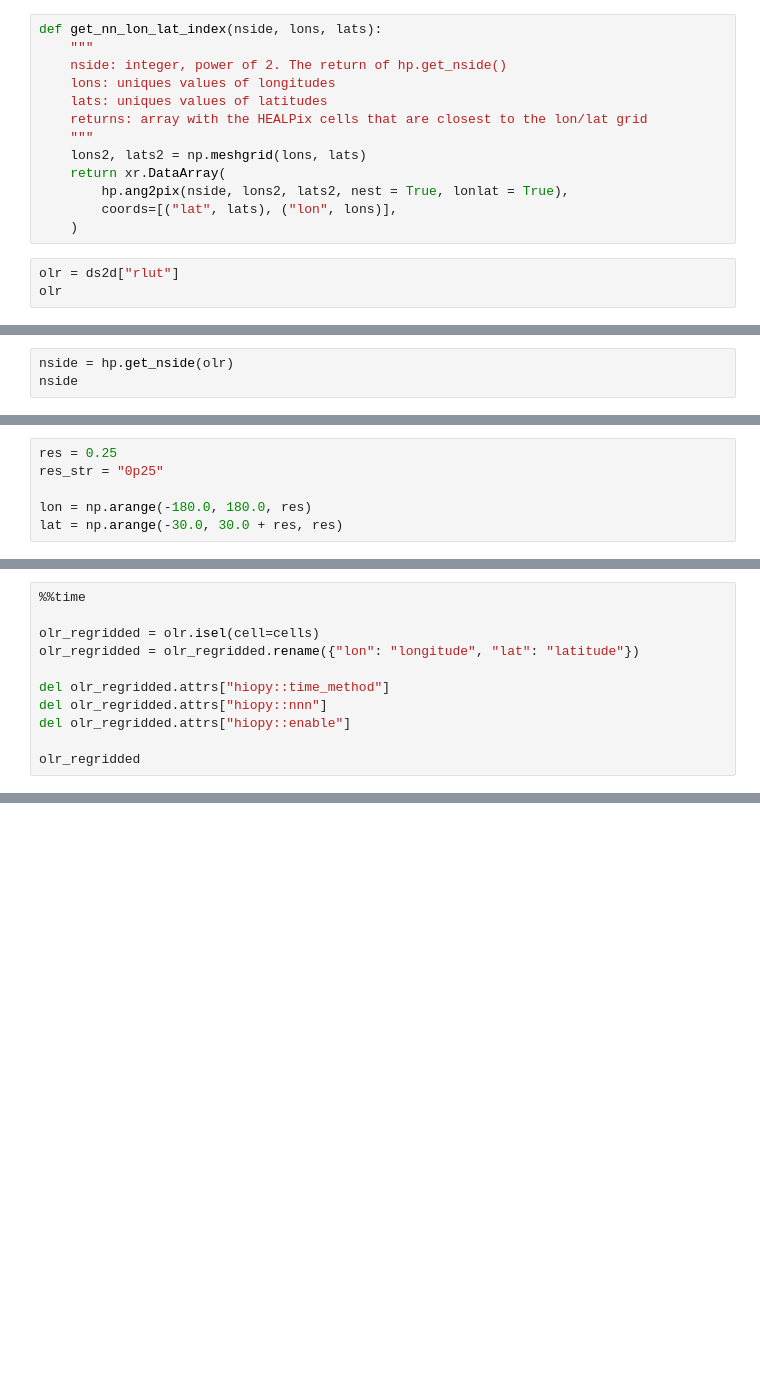
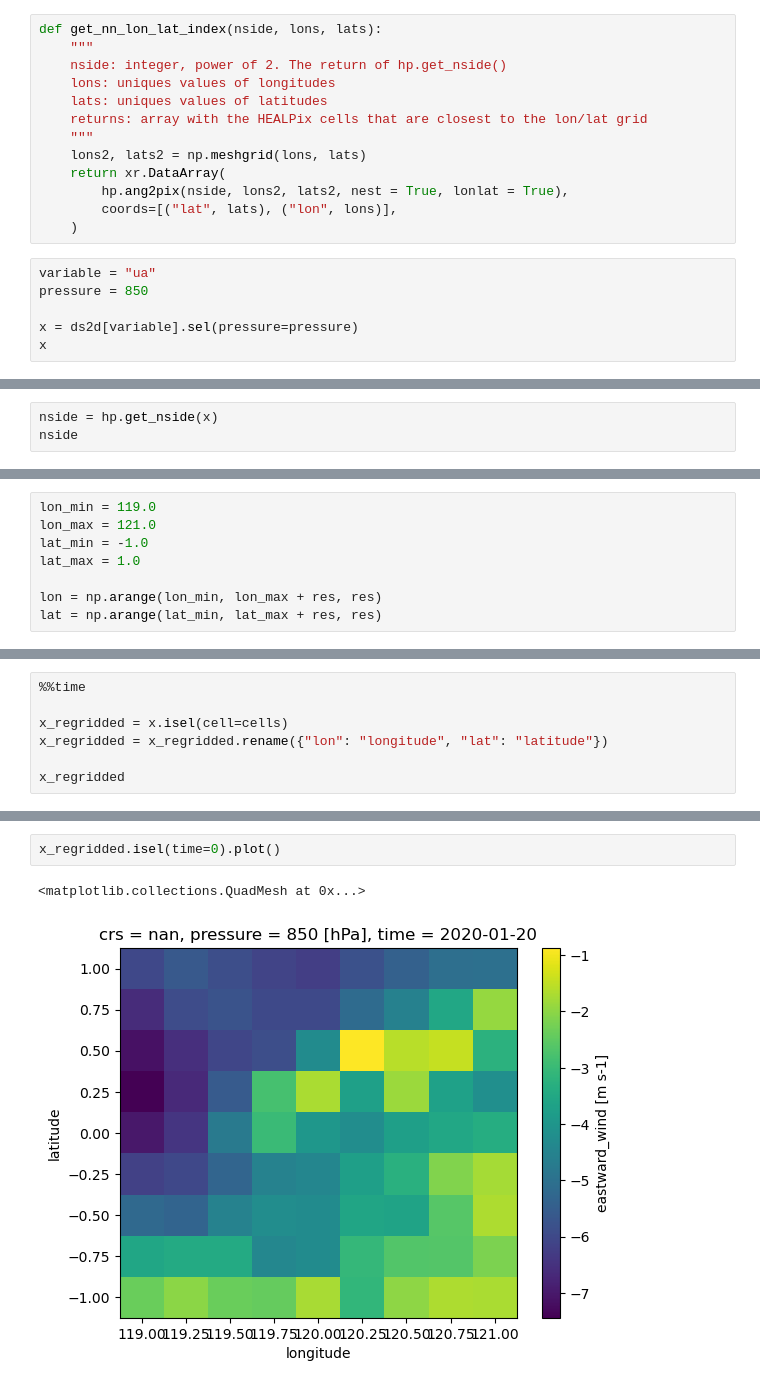
Before and after one commit to 21centuryweather/hk25-AusNode-ConvTrop, a Jupyter notebook: scripts/regrid.ipynb, the cells around one changed output, grey strips where cells are left out. Drawn from its saved outputs; the diff is of its cells as text; blank space fills up the shorter version.

Commit message:
Update regrid.ipynb to regrid UM winds from zoom10 to 0p25deg

```diff
--- a/scripts/regrid.ipynb
+++ b/scripts/regrid.ipynb
@@ -26,5 +47,8 @@ def get_nn_lon_lat_index(nside, lons, lats):
         coords=[("lat", lats), ("lon", lons)],
     )
 # %%
-olr = ds2d["rlut"]
-olr
+variable = "ua"
+pressure = 850
+
+x = ds2d[variable].sel(pressure=pressure)
+x
@@ -31,3 +80,3 @@ olr
 # %%
-nside = hp.get_nside(olr)
+nside = hp.get_nside(x)
 nside
@@ -34,9 +85,11 @@ nside
 # %%
-res = 0.25
-res_str = "0p25"
+lon_min = 119.0
+lon_max = 121.0
+lat_min = -1.0
+lat_max = 1.0
 
-lon = np.arange(-180.0, 180.0, res)
-lat = np.arange(-30.0, 30.0 + res, res)
+lon = np.arange(lon_min, lon_max + res, res)
+lat = np.arange(lat_min, lat_max + res, res)
 # %%
 cells = get_nn_lon_lat_index(nside, lon, lat)
 cells
@@ -43,11 +114,7 @@ cells
 # %%
 %%time
 
-olr_regridded = olr.isel(cell=cells)
-olr_regridded = olr_regridded.rename({"lon": "longitude", "lat": "latitude"})
+x_regridded = x.isel(cell=cells)
+x_regridded = x_regridded.rename({"lon": "longitude", "lat": "latitude"})
 
-del olr_regridded.attrs["hiopy::time_method"]
-del olr_regridded.attrs["hiopy::nnn"]
-del olr_regridded.attrs["hiopy::enable"]
-
-olr_regridded
+x_regridded
@@ -57,0 +155,5 @@ olr_regridded.to_netcdf(path=fileo)
+# %%
+x_regridded.isel(time=0).plot()
+# %% [output]
+<matplotlib.collections.QuadMesh at 0x...>
+[figure, added]
```
Also changed, not shown: parts of 7 cells of this notebook.
